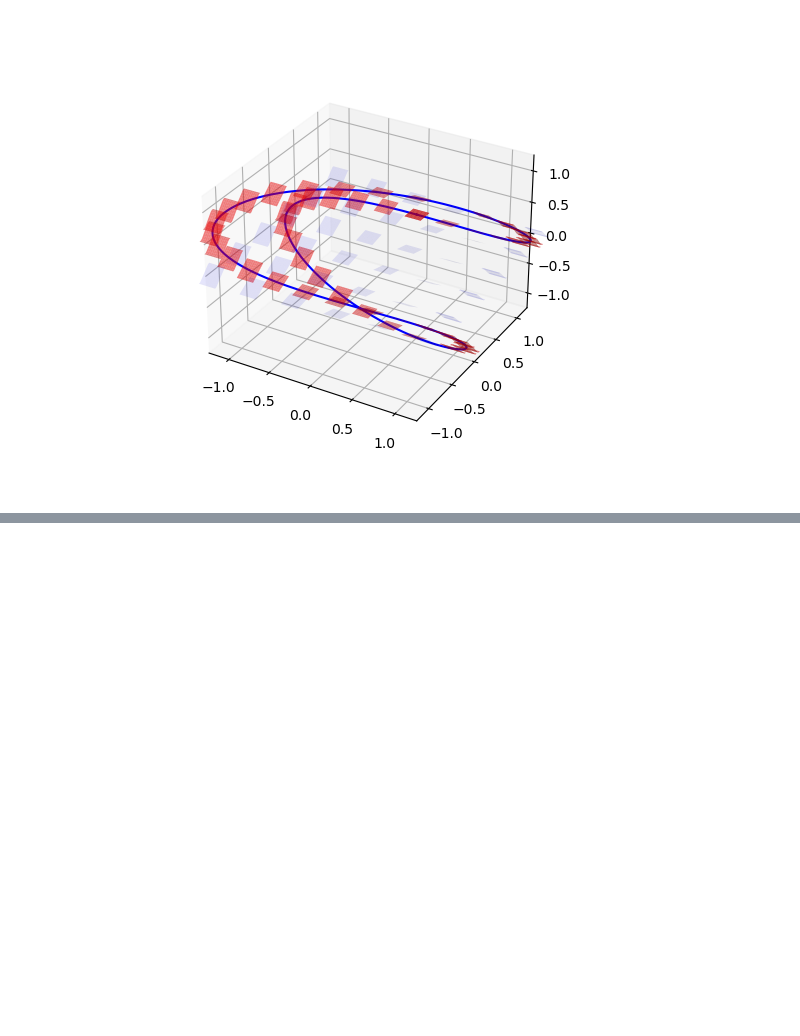
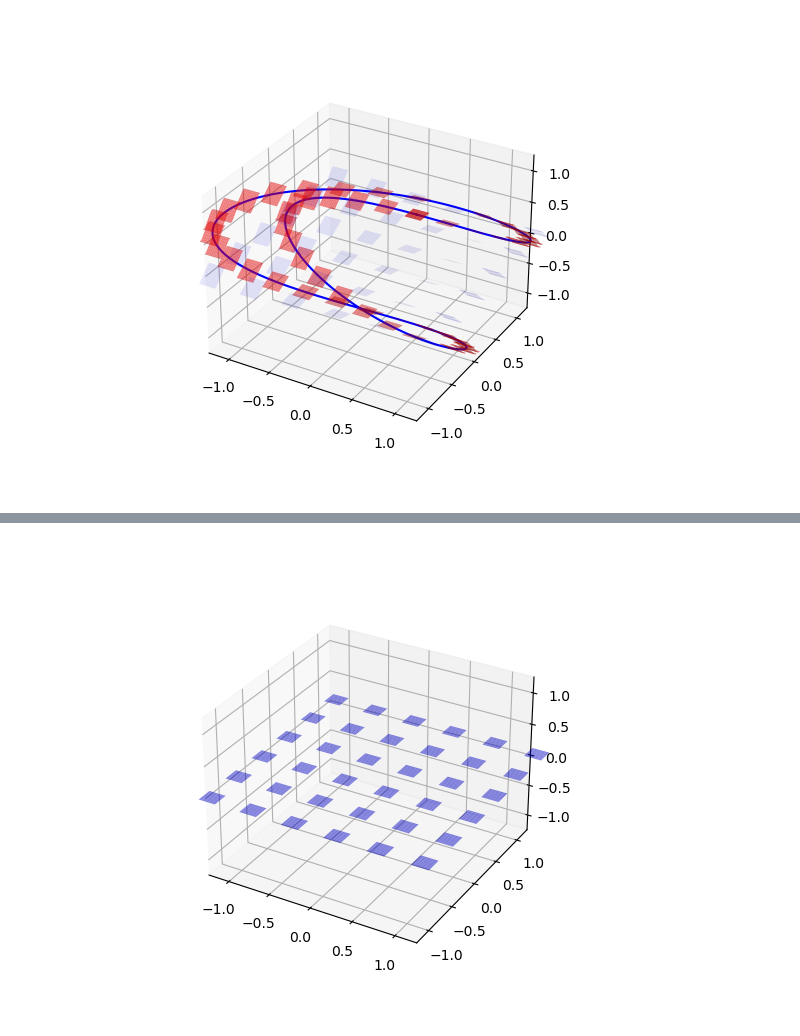
Before and after one commit to slausmeister/knoty, a Jupyter notebook: Knots.ipynb, the cells around one changed output, grey strips where cells are left out. Saved outputs shown, nothing was run; the diff lists cells and outputs as text; code cells hidden in the pictures; blank space fills up the shorter version.

```diff
--- a/Knots.ipynb
+++ b/Knots.ipynb
@@ -112,0 +165,23 @@ plt.show()
+# %%
+# Create a 3D plot
+fig = plt.figure()
+ax = fig.add_subplot(111, projection='3d')
+
+
+# Generate a grid in the xy plane
+grid_size = 1.2
+step = 0.5
+for x in np.arange(-grid_size, grid_size + step, step):
+    for y in np.arange(-grid_size, grid_size + step, step):
+        plot_plane(ax, x, y, 0, ot_in_cartesian(x,y,0), alpha=0.5)
+
+
+# Set plot limits
+ax.set_xlim([-grid_size, grid_size])
+ax.set_ylim([-grid_size, grid_size])
+ax.set_zlim([-grid_size, grid_size])
+
+# Show the plot
+plt.show()
+# %% [output]
+[figure, added]
```
Also changed, not shown: parts of 5 cells of this notebook.
